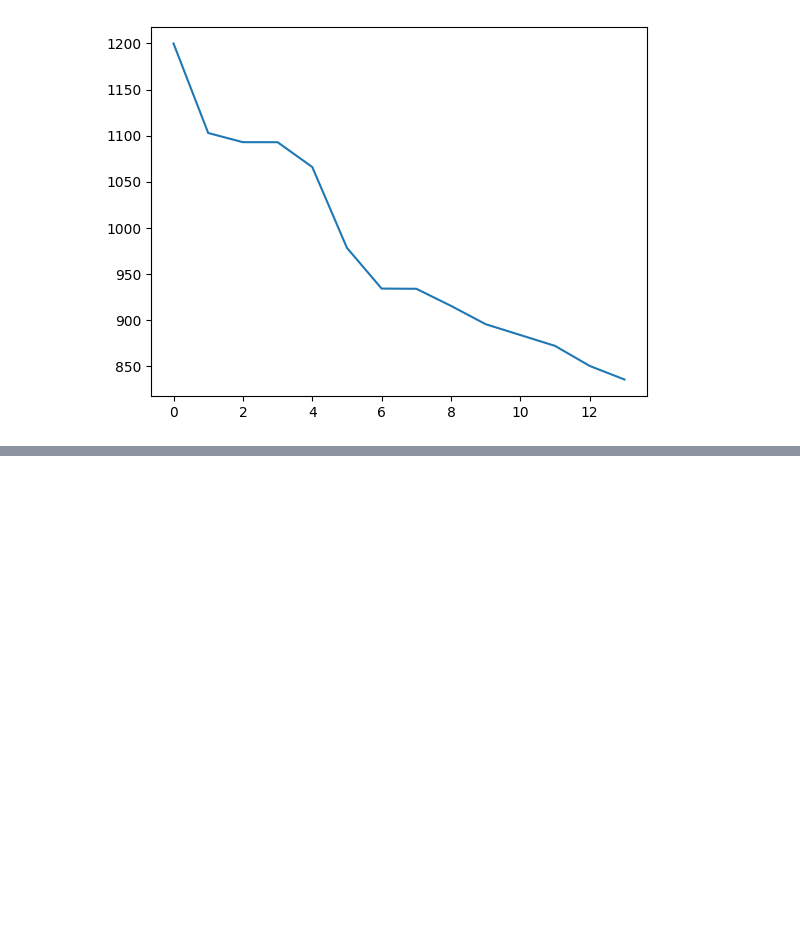
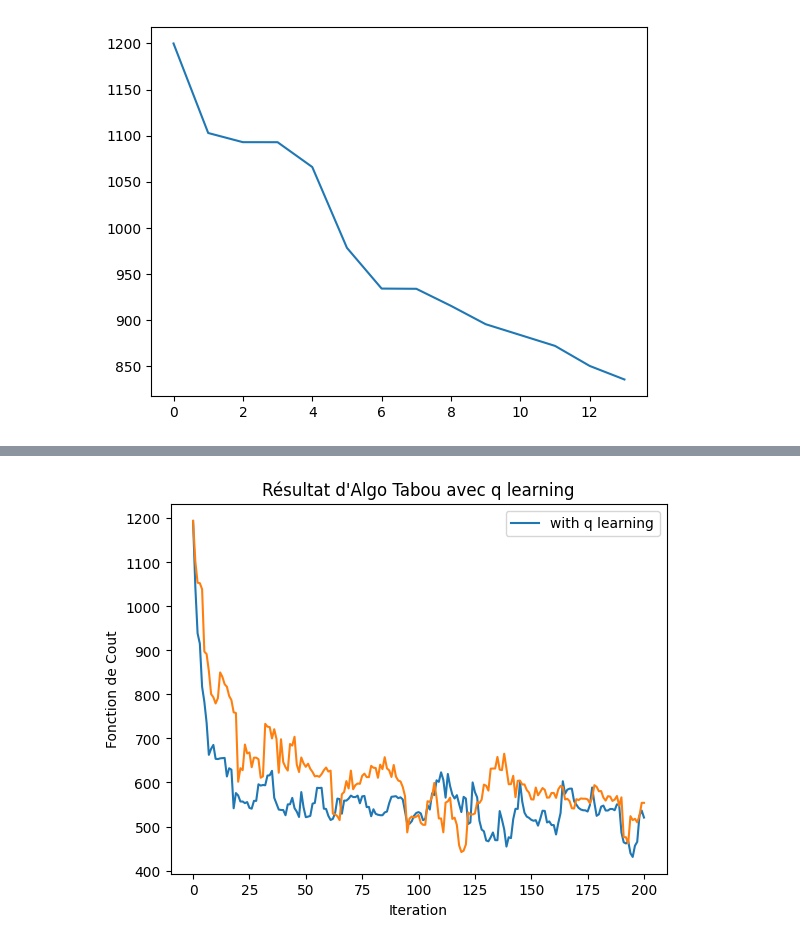
Before and after one commit to Centrale-Project/ICO_Project, a Jupyter notebook: DQN2.ipynb, the cells around one changed output, grey strips where cells are left out. Drawn from its saved outputs; the diff is of its cells as text; code cells hidden in the pictures; blank space fills up the shorter version.

```diff
--- a/DQN2.ipynb
+++ b/DQN2.ipynb
@@ -579,0 +990,18 @@ plt.plot(cout_history_agent)
+# %%
+list_client_initial = get_route_version2([i for i in range(nombre_client)],time_window, Q)
+taille_tabou = 20
+max_iterations = 200
+taille_voisin = 10
+
+meilleure_solution, meilleure_valeur , history_2 = tabou_learned(list_client_initial, taille_tabou, max_iterations,7)
+meilleure_solution, meilleure_valeur , history_1 = tabou(list_client_initial, taille_tabou, max_iterations,7)
+# %%
+plt.plot(history_2 , label = 'with q learning')
+plt.plot(history_1 )
+plt.xlabel('Iteration')
+plt.ylabel('Fonction de Cout')
+plt.title("Résultat d'Algo Tabou avec q learning")
+plt.legend()
+plt.savefig('Résultats/q_learning_tabou3.jpg')
+# %% [output]
+[figure, added]
```
Also changed, not shown: parts of 38 cells of this notebook, 10 other files.
